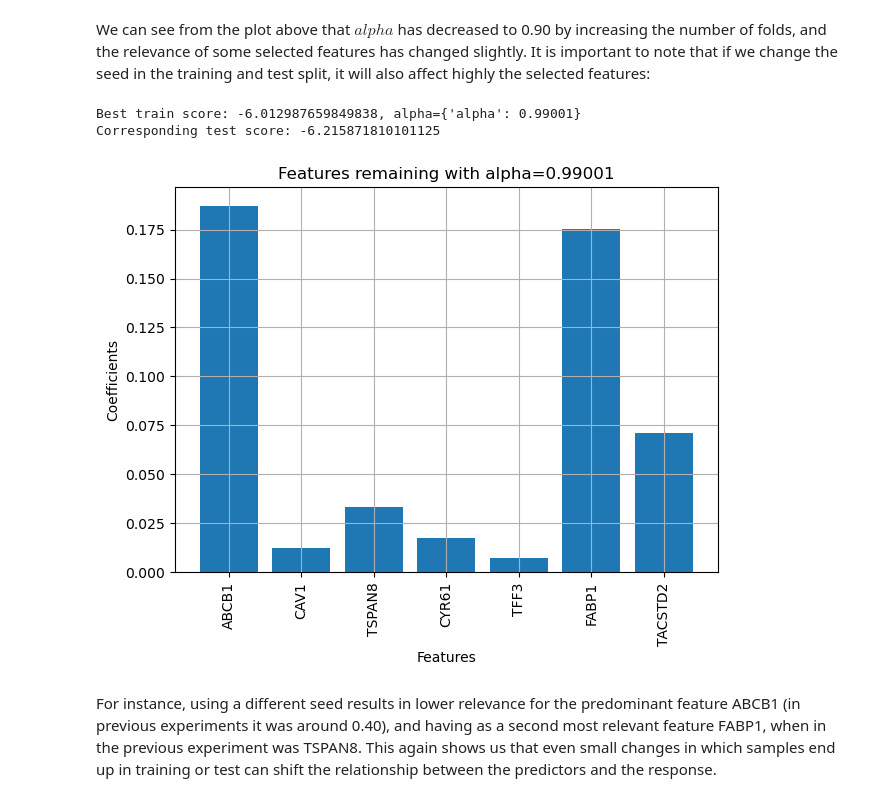
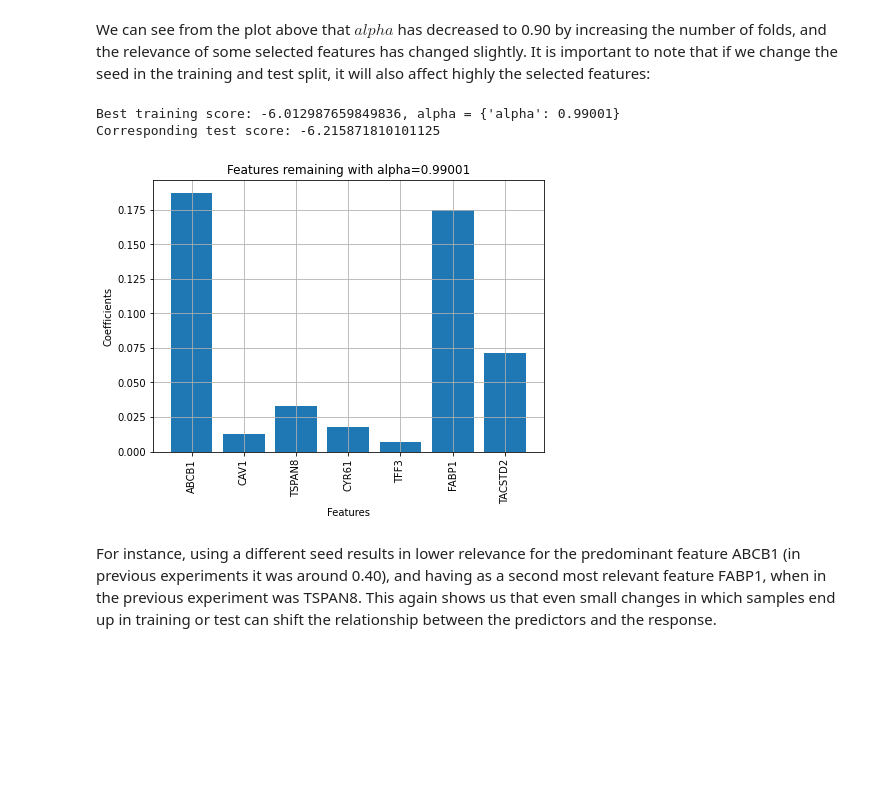
Before and after one commit to lucazini03/ml-for-medical-imaging, a Jupyter notebook: week_3_featureselection.ipynb, the cells around one changed output. Cells and saved outputs as stored; diff of their text form; code cells hidden in the pictures; blank space fills up the shorter version.

```diff
--- a/week_3_featureselection.ipynb
+++ b/week_3_featureselection.ipynb
@@ -432,48 +374,14 @@ Corresponding test score: -5.728265301606203
 # %% [markdown]
 We can see from the plot above that $alpha$ has decreased to 0.90 by increasing the number of folds, and the relevance of some selected features has changed slightly.
 It is important to note that if we change the seed in the training and test split, it will also affect highly the selected features:
-# %%
-from sklearn.model_selection import train_test_split, GridSearchCV
-import matplotlib.pyplot as plt
-
-
-# split data
-X = gene_expression
-y = drug_response
-
-X_train, X_test, y_train, y_test = train_test_split(X, y, test_size=0.3, random_state=9) # Change of seed
-
-# initialize alpha range and model
-params = {"alpha":np.arange(0.00001, 1, 0.01)} # 100 steps
-lasso = Lasso(tol=1e-2) # increased tolerance to aid convergence
-
-# GridSearchCV with model, params and folds.
-lasso_cv = GridSearchCV(lasso, param_grid=params, cv = 5, scoring="neg_mean_squared_error")
-lasso_cv.fit(X_train, y_train)
-
-print("Best train score: {}, alpha={}".format(lasso_cv.best_score_,lasso_cv.best_params_))
-print("Corresponding test score: {}".format(lasso_cv.score(X_test,y_test)))
-
-
-# plot the coefficients of remaining features
-lasso1 = Lasso(alpha=lasso_cv.best_params_["alpha"])
-lasso1.fit(X_train, y_train)
-lasso1_coef = np.abs(lasso1.coef_)
-
-names=X.columns.values[(np.where(lasso1_coef != 0.0))]
-
-plt.figure(figsize=[7,5])
-plt.bar(names, lasso1_coef[np.where(lasso1_coef != 0.0)])
-plt.xticks(rotation=90)
-plt.grid()
-plt.title("Features remaining with alpha={}".format(lasso_cv.best_params_["alpha"]))
-plt.xlabel("Features")
-plt.ylabel("Coefficients")
-plt.show()
-# %% [output]
-Best train score: -6.012987659849838, alpha={'alpha': 0.99001}
-Corresponding test score: -6.215871810101125
-[figure, removed]
+# %%
+X_train, X_test, y_train, y_test = train_test_split(X, y, test_size=0.3, random_state = 9) # Change of seed
+
+lasso_cross_validation(X_train, X_test, y_train, y_test, 5)
+# %% [output]
+Best training score: -6.012987659849836, alpha = {'alpha': 0.99001}
+Corresponding test score: -6.215871810101125
+[figure, added]
 # %% [markdown]
 For instance, using a different seed results in lower relevance for the predominant feature ABCB1 (in previous experiments it was around 0.40), and having as a second most relevant feature FABP1, when in the previous experiment was TSPAN8.
 This again shows us that even small changes in which samples end up in training or test can shift the relationship between the predictors and the response.
```
Also changed, not shown: parts of 5 cells of this notebook, 2 other files.
